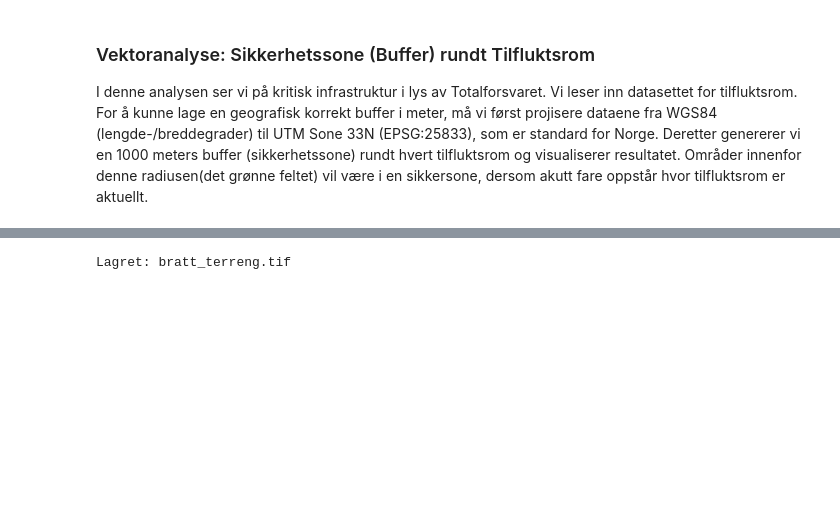
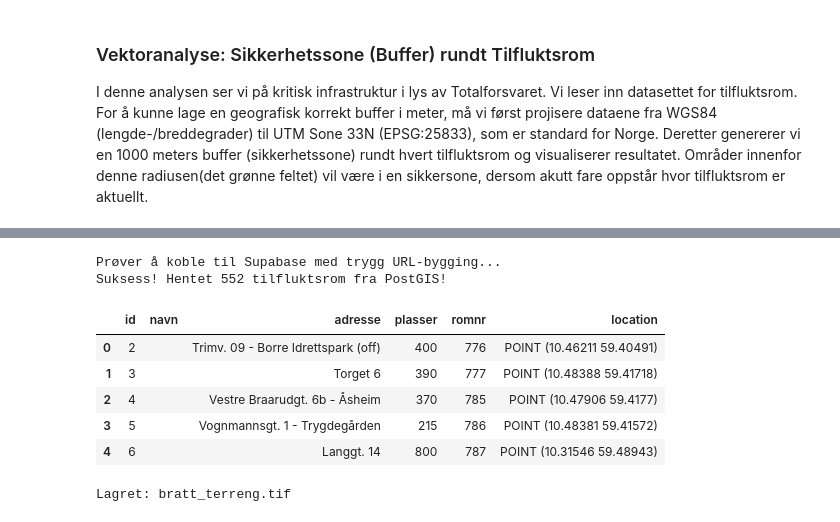
Before and after one commit to snbhansen/IS218, a Jupyter notebook: analyse.ipynb, the cells around one changed output, grey strips where cells are left out. Drawn from its saved outputs; the diff is of its cells as text; code cells hidden in the pictures; blank space fills up the shorter version.

Commit message:
Fullført analyse: PostGIS-tilkobling, raster-slope og folium-buffer

```diff
--- a/analyse.ipynb
+++ b/analyse.ipynb
@@ -65,4 +129,50 @@ m
 [interactive output not drawn]
+# %%
+import geopandas as gpd
+from sqlalchemy import create_engine
+from sqlalchemy.engine import URL
+import matplotlib.pyplot as plt
+
+# 1. Bygg tilkoblingen på en trygg måte (håndterer spesialtegn i passord automatisk)
+# Bytt ut DITT_PASSORD_HER med databasepassordet ditt.
+db_url = URL.create(
+    drivername="postgresql",
+    username="postgres.wqfpqpvdicvejbvnplcf",
+    password="_Databse_123hei",
+    host="aws-1-eu-west-1.pooler.supabase.com",
+    port=5432,
+    database="postgres"
+)
+
+print("Prøver å koble til Supabase med trygg URL-bygging...")
+
+try:
+    # 2. Opprett database-motoren
+    engine = create_engine(db_url)
+
+    # 3. Definer SQL-spørringen
+    sql_query = "SELECT * FROM tilfluktsrom;"
+
+    # 4. Les dataene inn i en GeoDataFrame
+    gdf_tilfluktsrom = gpd.read_postgis(sql_query, con=engine, geom_col='location')
+
+    print(f"Suksess! Hentet {len(gdf_tilfluktsrom)} tilfluktsrom fra PostGIS!")
+
+    # Vis de første radene i tabellen
+    display(gdf_tilfluktsrom.head())
+
+except Exception as e:
+    print("Klarte ikke å koble til eller hente data. Feilmelding:")
+    print(e)
+# %% [output]
+Prøver å koble til Supabase med trygg URL-bygging...
+Suksess! Hentet 552 tilfluktsrom fra PostGIS!
+|  | id | navn | adresse | plasser | romnr | location |
+| 0 | 2 |  | Trimv. 09 - Borre Idrettspark (off) | 400 | 776 | POINT (10.46211 59.40491) |
+| 1 | 3 |  | Torget 6 | 390 | 777 | POINT (10.48388 59.41718) |
+| 2 | 4 |  | Vestre Braarudgt. 6b - Åsheim | 370 | 785 | POINT (10.47906 59.4177) |
+| 3 | 5 |  | Vognmannsgt. 1 - Trygdegården | 215 | 786 | POINT (10.48381 59.41572) |
+| 4 | 6 |  | Langgt. 14 | 800 | 787 | POINT (10.31546 59.48943) |
 # %%
 import rasterio
 import numpy as np
```
Also changed, not shown: parts of 2 cells of this notebook, 2 other files.
